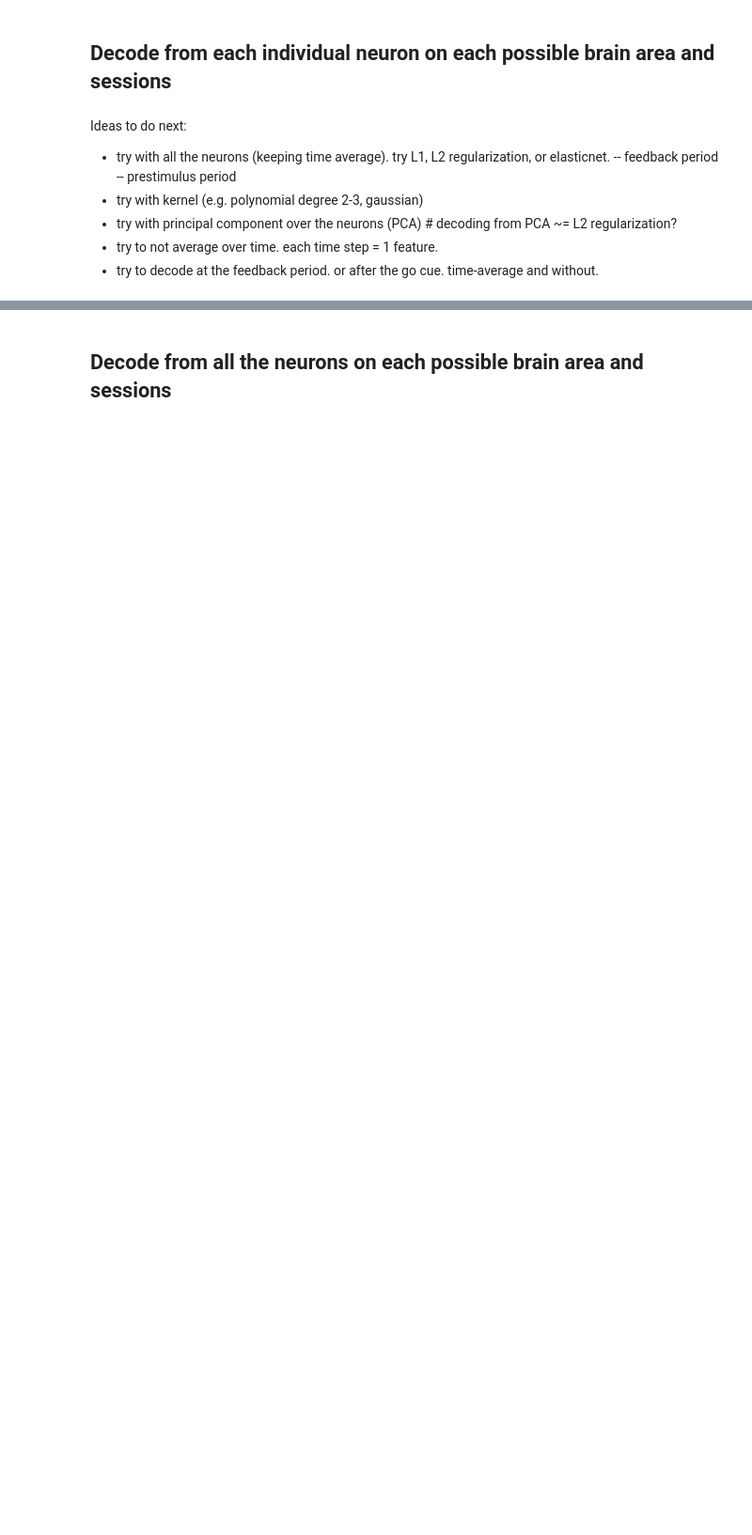
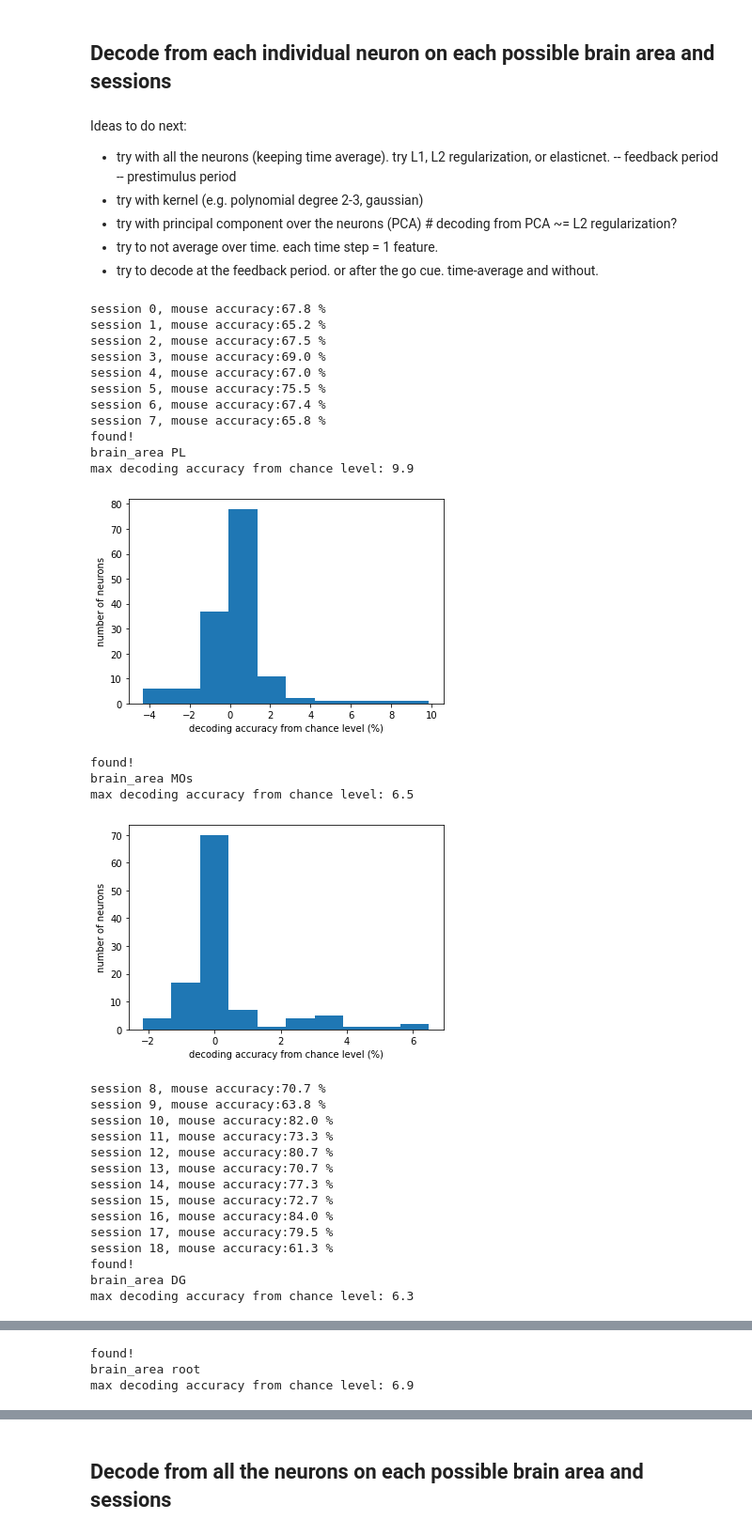
Before and after one commit to cedricfoucault/scarletbutterfly, a Jupyter notebook: scarletbutterfly_decoding_steinmetz.ipynb, the cells around one changed output, grey strips where cells are left out. Shown at 94% size. Saved outputs shown, nothing was run; the diff lists cells and outputs as text; code cells hidden in the pictures; blank space fills up the shorter version.

```diff
--- a/scarletbutterfly_decoding_steinmetz.ipynb
+++ b/scarletbutterfly_decoding_steinmetz.ipynb
@@ -244,22 +272,53 @@ Ideas to do next:
 # %%
 window = slice(0, 50, 1)
 # window = slice(30, 50, 1)
-thresh_print = 0.04
+thresh_print = 0.05
 for i_session in range(n_sessions):
-  print("session", i_session)
   filtered_data_focus = filtered_data[i_session]
   outcomes_correct = get_outcomes_correct_with_session(filtered_data_focus)
+  print(f"session {i_session}, mouse accuracy:{outcomes_correct.mean() * 100:.1f} %")
   brain_areas = set(filtered_data_focus['brain_area'])
   for brain_area in brain_areas:
-    print("decoding on brain_area", brain_area)
     spikes_per_neuron = get_neurons_spikes_with_session_area_window(filtered_data_focus, brain_area, window)
     decoding_accuracies, decoding_accuracies_chance = compute_single_neuron_decoding_accuracies(spikes_per_neuron, outcomes_correct)
     decoding_accuracies_diff = decoding_accuracies - decoding_accuracies_chance
     if np.any(decoding_accuracies_diff > thresh_print):
       print("found!")
-      # print("decoding_accuracies", decoding_accuracies)
-      # print("decoding_accuracies_chance", decoding_accuracies_chance)
-      print("max diff: ", (decoding_accuracies_diff).max())
+      print("brain_area", brain_area)
+      print(f"max decoding accuracy from chance level: {decoding_accuracies_diff.max()*100:.1f}%")
       plt.figure()
-      plt.hist(decoding_accuracies_diff)
+      plt.hist(decoding_accuracies_diff*100)
+      plt.xlabel("decoding accuracy from chance level (%)")
+      plt.ylabel("number of neurons")
       plt.show()
+# %% [output]
+session 0, mouse accuracy:67.8 %
+session 1, mouse accuracy:65.2 %
+session 2, mouse accuracy:67.5 %
+session 3, mouse accuracy:69.0 %
+session 4, mouse accuracy:67.0 %
+session 5, mouse accuracy:75.5 %
+session 6, mouse accuracy:67.4 %
+session 7, mouse accuracy:65.8 %
+found!
+brain_area PL
+max decoding accuracy from chance level: 9.9
+[figure, added]
+found!
+brain_area MOs
+max decoding accuracy from chance level: 6.5
+[figure, added]
+session 8, mouse accuracy:70.7 %
+session 9, mouse accuracy:63.8 %
+session 10, mouse accuracy:82.0 %
+session 11, mouse accuracy:73.3 %
+session 12, mouse accuracy:80.7 %
+session 13, mouse accuracy:70.7 %
+session 14, mouse accuracy:77.3 %
+session 15, mouse accuracy:72.7 %
+session 16, mouse accuracy:84.0 %
+session 17, mouse accuracy:79.5 %
+session 18, mouse accuracy:61.3 %
+found!
+brain_area DG
+max decoding accuracy from chance level: 6.3
@@ -265,0 +326,3 @@ for i_session in range(n_sessions):
+found!
+brain_area root
+max decoding accuracy from chance level: 6.9
```
Also changed, not shown: parts of 11 cells of this notebook.
